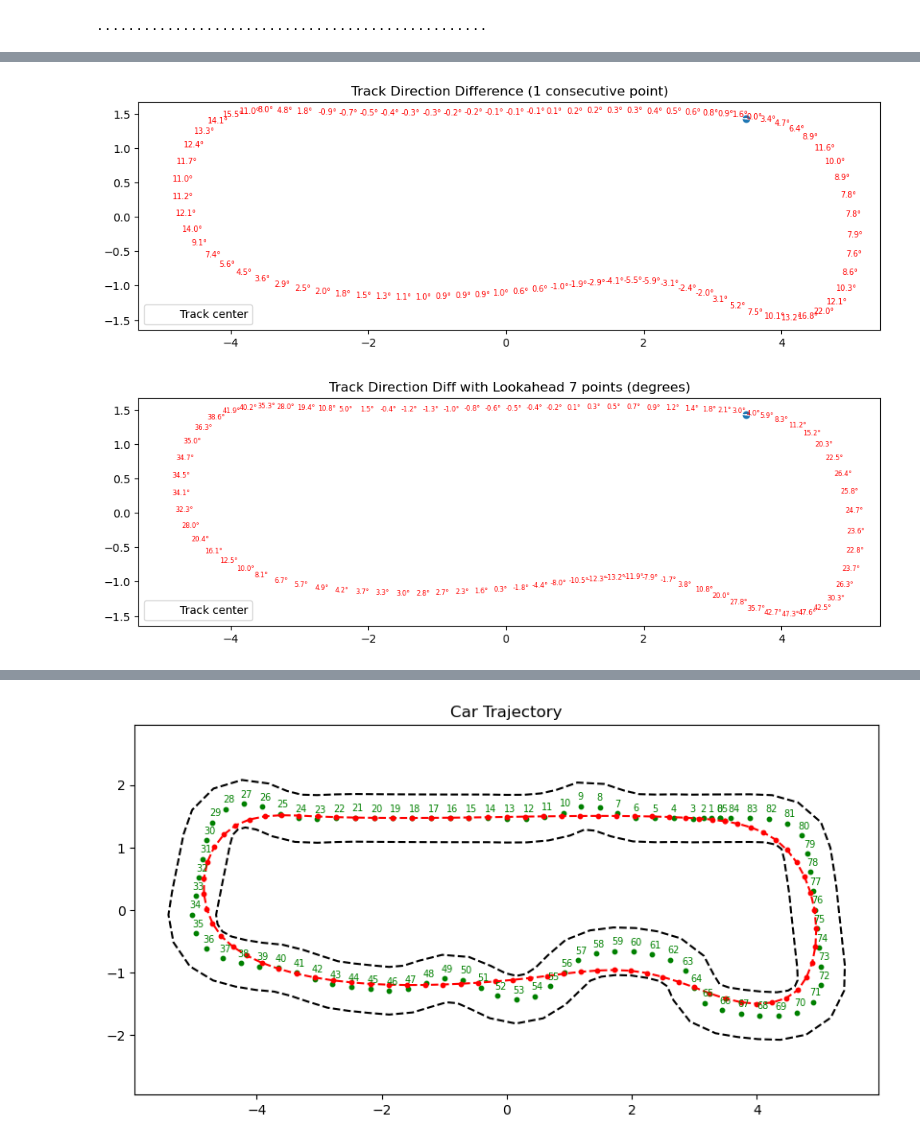
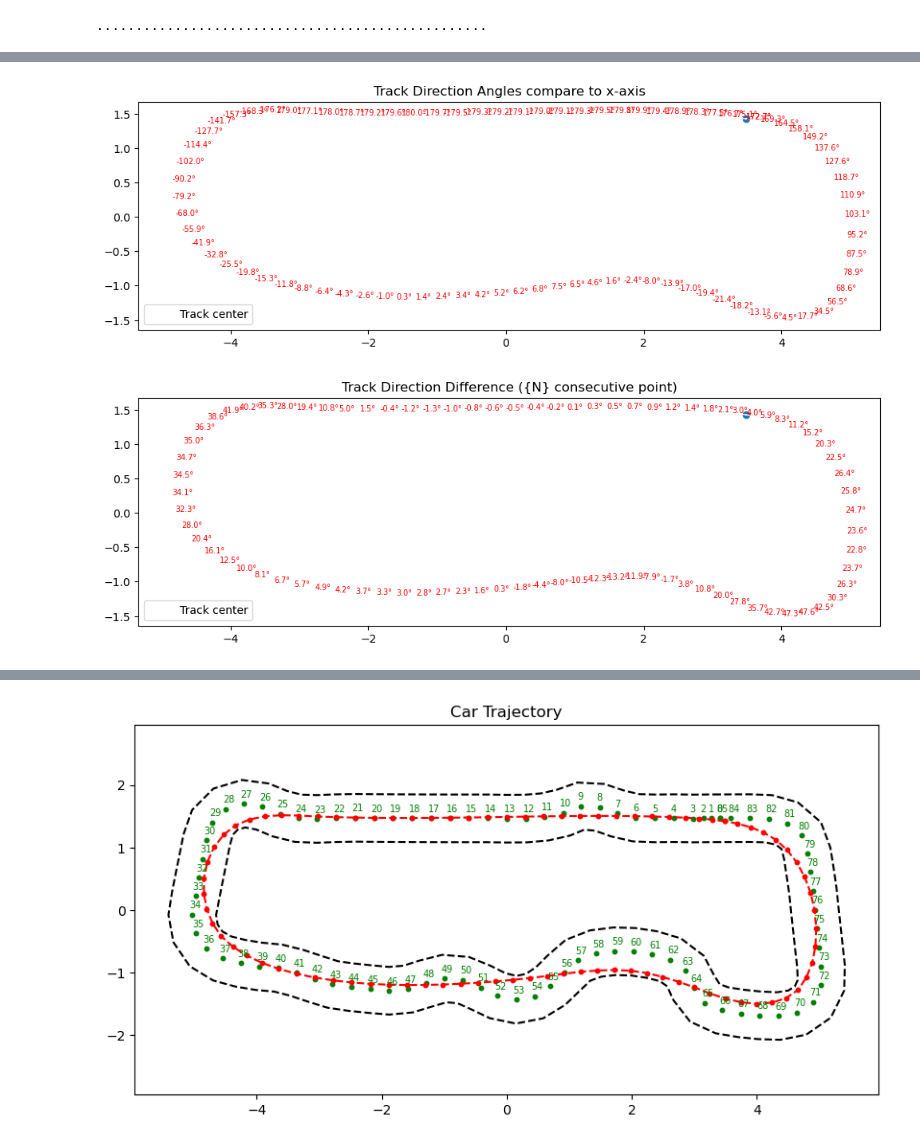
Before and after one commit to nachtdenkerr/42Horsepower, a Jupyter notebook: pre_compute.ipynb, the cells around one changed output, grey strips where cells are left out. Saved outputs shown, nothing was run; the diff lists cells and outputs as text; code cells hidden in the pictures.

```diff
--- a/pre_compute.ipynb
+++ b/pre_compute.ipynb
@@ -218,5 +215,0 @@ array([ 172.72609401,  175.10539963,  176.6559098 ,  177.50990679,
-# %%
-track_angle_diff = np.roll(ideal_track_angles, -1, axis=0) - ideal_track_angles
-track_angle_diff = (track_angle_diff + 180) % 360 - 180
-for i in range(len(track_angle_diff)):
-	print (float(track_angle_diff[i]))
@@ -241,48 +235,16 @@ for i in range(len(track_angle_diff)):
 # %%
-N = len(ideal_race_line) - 1
-xs, ys = ideal_race_line[:, 0], ideal_race_line[:, 1]
-
-plt.figure(figsize=(12, 6))
-plt.plot(xs, ys, "w-", linewidth=1, label="Track center")
-plt.scatter(xs[0], ys[0])
-# Annotate with angles
-for i in range(1, len(track_angle_diff), 1):
-	plt.text(xs[i], ys[i], f"{track_angle_diff[i]:.1f}°", fontsize=7, color="red")
-
-plt.gca().set_aspect("equal")
-plt.title("Track Direction Difference (1 consecutive point)")
-plt.legend()
-plt.show()
+# --- Visualize track angle difference with N point lookahead
+def plot_track_angle_diff(line, n):
+	track_angle = calculate_vector_angle_on_track(line)
+	track_angle_diff = calculate_track_angle_diff_N_point(line, track_angle, n)
+	xs, ys = line[:, 0], line[:, 1]
+	plt.figure(figsize=(12, 6))
+	plt.plot(xs, ys, "w-", linewidth=1, label="Track center")
+	plt.scatter(xs[0], ys[0])
+	# Annotate with angles
+	for i in range(1, len(track_angle_diff), 1):
+		plt.text(xs[i], ys[i], f"{track_angle_diff[i]:.1f}°", fontsize=7, color="red")
+	plt.gca().set_aspect("equal")
+	plt.title("Track Direction Difference ({N} consecutive point)")
+	plt.legend()
+	plt.show()
-# %% [output]
-[figure, removed]
-# %%
-N = len(ideal_race_line)
-xs, ys = ideal_race_line[:, 0], ideal_race_line[:, 1]
-
-directions_ahead = []
-# Compute direction vectors between consecutive points
-for i in range(N):
-	x, y = ideal_race_line[i]
-	target_idx = (i + 7) % N
-	x_ahead, y_ahead = ideal_race_line[target_idx]
-	angle_diff = np.degrees(np.arctan2(y_ahead - y, x_ahead - x))
-	angle_diff = (angle_diff + 180) % 360 - 180
-	directions_ahead.append(angle_diff)
-# directions_ahead = directions_ahead[:N - 1]
-plot_angle = directions_ahead - ideal_track_angles
-plot_angle = (plot_angle + 180) % 360 - 180
-# Compute angles in degrees (-180 to 180)
-# directions_ahead
-plt.figure(figsize=(12, 6))
-plt.plot(xs, ys, "w-", linewidth=1, label="Track center")
-plt.scatter(xs[0], ys[0])
-# Annotate with angles
-for i in range(1, len(plot_angle), 1):
-	plt.text(xs[i], ys[i], f"{plot_angle[i]:.1f}°", fontsize=6, color="red")
-
-plt.gca().set_aspect("equal")
-plt.title("Track Direction Diff with Lookahead 7 points (degrees)")
-plt.legend()
-plt.show()
-# %% [output]
-[figure, removed]
@@ -288,0 +254,6 @@ plt.show()
+# %%
+plot_track_angles(ideal_race_line, step=1)
+plot_track_angle_diff(ideal_race_line, 7)
+# %% [output]
+[figure, added]
+[figure, added]
```
Also changed, not shown: parts of 17 cells of this notebook, 2 other files.
